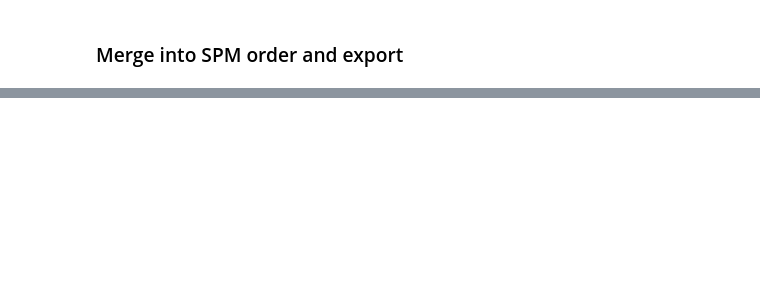
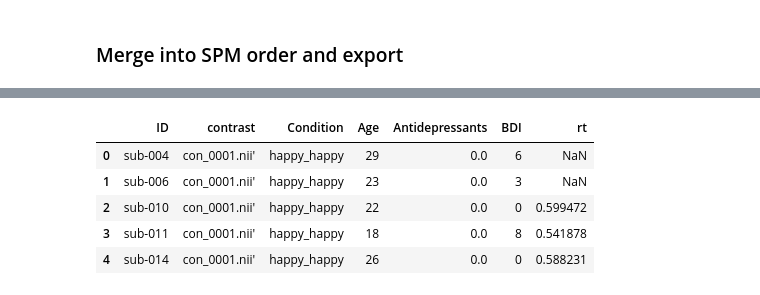
Before and after one commit to JuliaSchraeder/SubliminalVideoPriming, a Jupyter notebook: scripts/mri/get_regressors.ipynb, the cells around one changed output, grey strips where cells are left out. Saved outputs shown, nothing was run; the diff lists cells and outputs as text; code cells hidden in the pictures; blank space fills up the shorter version.

```diff
--- a/scripts/mri/get_regressors.ipynb
+++ b/scripts/mri/get_regressors.ipynb
@@ -113,0 +126,34 @@ cov_table.head()
+# %%
+# Start from SPM sheet as base
+merged = spm.copy()
+
+# Add covariates from demographics
+cov_cols = [cov_id_col, "Age", "Antidepressants", "BDI"]
+cov_cols = [c for c in cov_cols if c in cov.columns]
+merged = merged.merge(cov[cov_cols], left_on=spm_id_col, right_on=cov_id_col, how="left")
+if cov_id_col in merged.columns and cov_id_col != spm_id_col:
+    merged = merged.drop(columns=[cov_id_col])
+
+# Mean RT per subject and condition
+rt_cond = rt.copy()
+rt_cond["Condition"] = rt_cond["Condition"].astype(str).str.strip().str.lower()
+rt_mean_cond = rt_cond.groupby([rt_id_col, "Condition"], as_index=False)[rt_col].mean()
+merged = merged.merge(rt_mean_cond, left_on=[spm_id_col, "Condition"], right_on=[rt_id_col, "Condition"], how="left")
+if rt_id_col in merged.columns and rt_id_col != spm_id_col:
+    merged = merged.drop(columns=[rt_id_col])
+
+# Select final columns: keep full SPM sheet + new covariates
+final_cols = list(spm.columns)
+for c in ["Age", "Antidepressants", "BDI", "rt"]:
+    if c in merged.columns and c not in final_cols:
+        final_cols.append(c)
+
+cov_table = merged[final_cols]
+cov_table.head()
+# %% [output]
+|  | ID | contrast | Condition | Age | Antidepressants | BDI | rt |
+| 0 | sub-004 | con_0001.nii' | happy_happy | 29 | 0.0 | 6 | NaN |
+| 1 | sub-006 | con_0001.nii' | happy_happy | 23 | 0.0 | 3 | NaN |
+| 2 | sub-010 | con_0001.nii' | happy_happy | 22 | 0.0 | 0 | 0.599472 |
+| 3 | sub-011 | con_0001.nii' | happy_happy | 18 | 0.0 | 8 | 0.541878 |
+| 4 | sub-014 | con_0001.nii' | happy_happy | 26 | 0.0 | 0 | 0.588231 |
```
Also changed, not shown: parts of 12 cells of this notebook, 31 other files.
